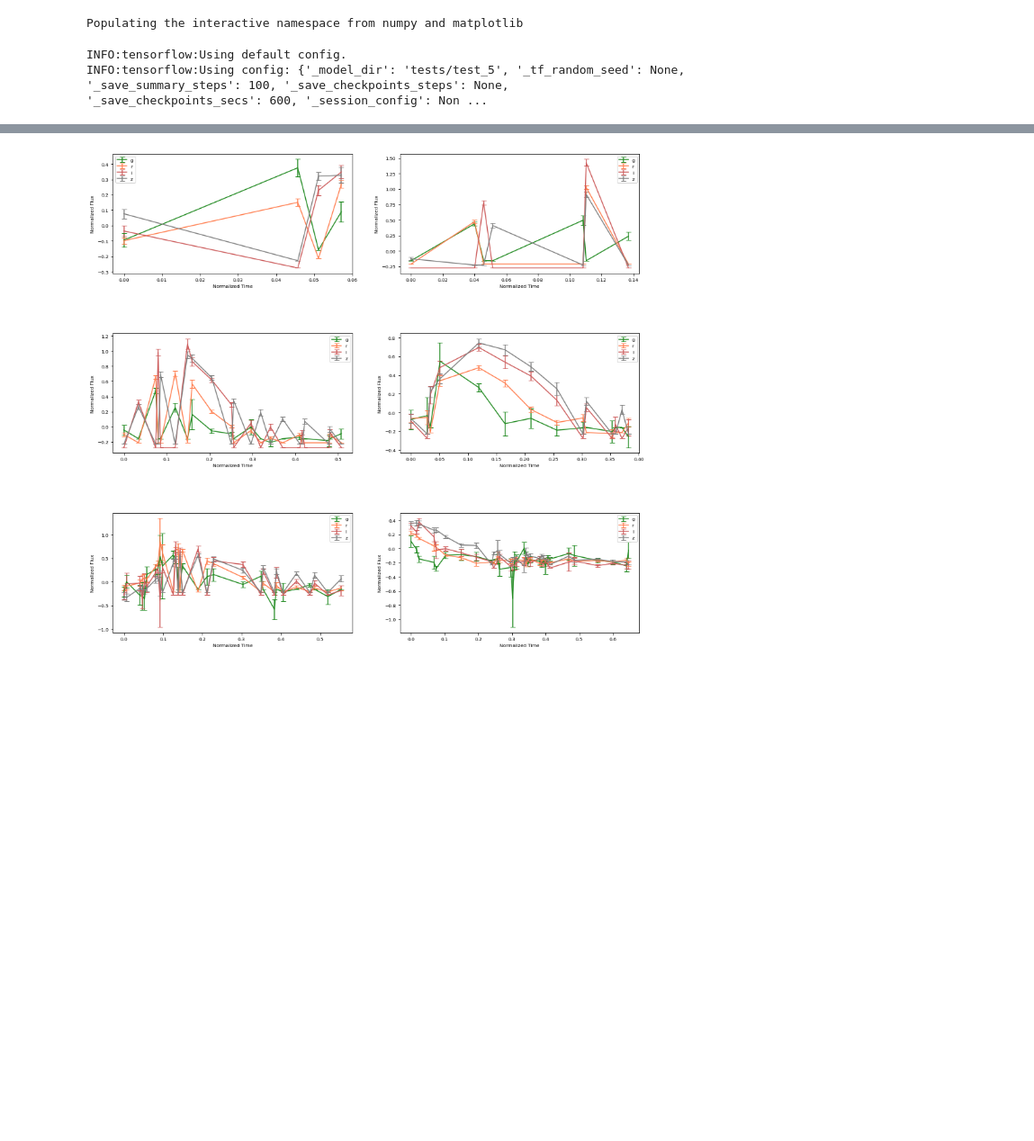
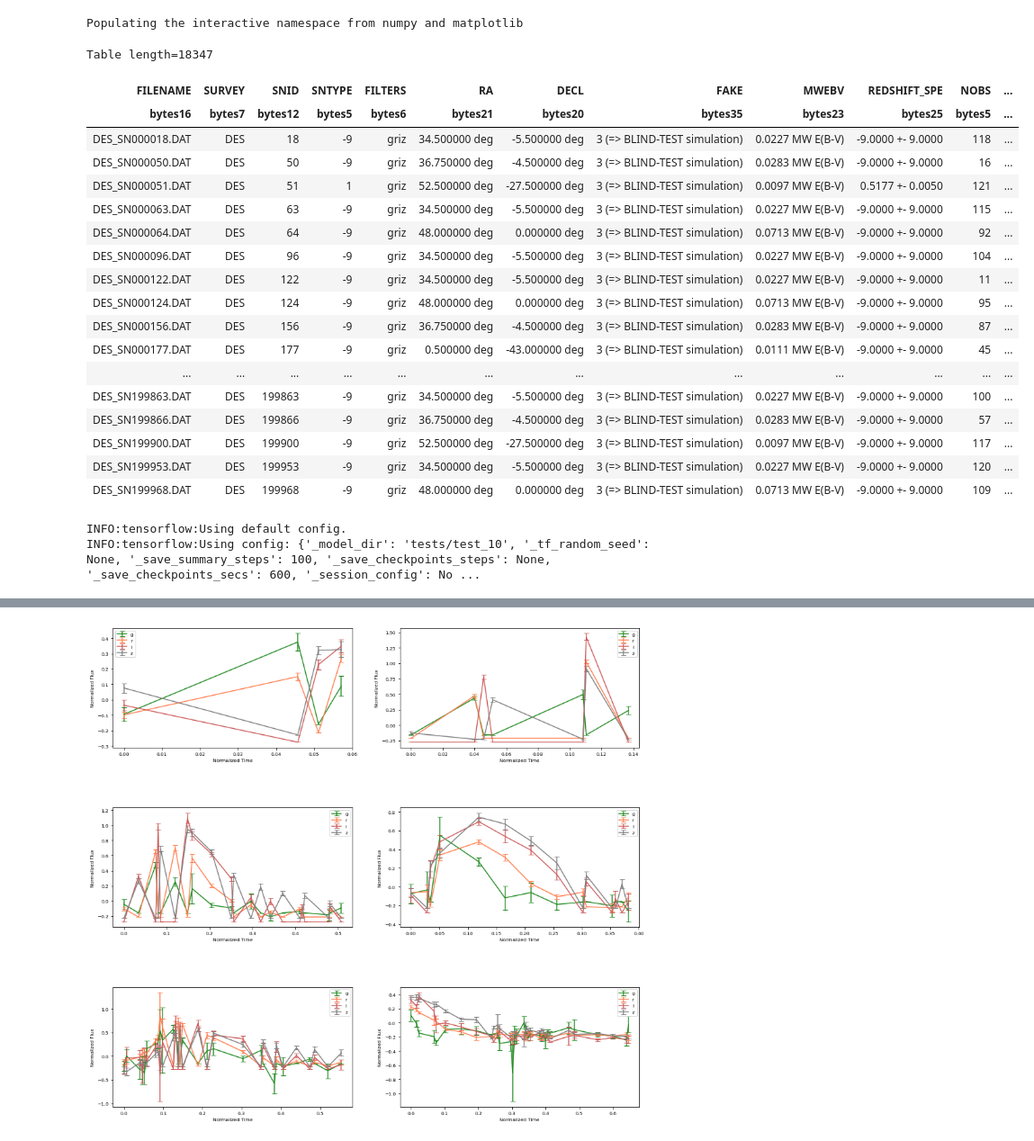
Before and after one commit to zhiyaol/SN-Classification-with-ML, a Jupyter notebook: Tensorflow-test-10000-steps.ipynb, the cells around one changed output, grey strips where cells are left out. Shown at 90% size. Saved outputs shown, nothing was run; the diff lists cells and outputs as text; code cells hidden in the pictures; blank space fills up the shorter version.

```diff
--- a/Tensorflow-test-10000-steps.ipynb
+++ b/Tensorflow-test-10000-steps.ipynb
@@ -10,6 +10,28 @@ Populating the interactive namespace from numpy and matplotlib
 # Loading dataset
 data_table = Table.read('normalized_sub_mean.fits')
 #data_table = Table.read('normalized_good.fits')
+# %%
+data_table
+# %% [output]
+Table length=18347
+| FILENAME | SURVEY | SNID | SNTYPE | FILTERS | RA | DECL | FAKE | MWEBV | REDSHIFT_SPE | NOBS | ... |
+| bytes16 | bytes7 | bytes12 | bytes5 | bytes6 | bytes21 | bytes20 | bytes35 | bytes23 | bytes25 | bytes5 | ... |
+| DES_SN000018.DAT | DES | 18 | -9 | griz | 34.500000 deg | -5.500000 deg | 3 (=> BLIND-TEST simulation) | 0.0227 MW E(B-V) | -9.0000 +- 9.0000 | 118 | ... |
+| DES_SN000050.DAT | DES | 50 | -9 | griz | 36.750000 deg | -4.500000 deg | 3 (=> BLIND-TEST simulation) | 0.0283 MW E(B-V) | -9.0000 +- 9.0000 | 16 | ... |
+| DES_SN000051.DAT | DES | 51 | 1 | griz | 52.500000 deg | -27.500000 deg | 3 (=> BLIND-TEST simulation) | 0.0097 MW E(B-V) | 0.5177 +- 0.0050 | 121 | ... |
+| DES_SN000063.DAT | DES | 63 | -9 | griz | 34.500000 deg | -5.500000 deg | 3 (=> BLIND-TEST simulation) | 0.0227 MW E(B-V) | -9.0000 +- 9.0000 | 115 | ... |
+| DES_SN000064.DAT | DES | 64 | -9 | griz | 48.000000 deg | 0.000000 deg | 3 (=> BLIND-TEST simulation) | 0.0713 MW E(B-V) | -9.0000 +- 9.0000 | 92 | ... |
+| DES_SN000096.DAT | DES | 96 | -9 | griz | 34.500000 deg | -5.500000 deg | 3 (=> BLIND-TEST simulation) | 0.0227 MW E(B-V) | -9.0000 +- 9.0000 | 104 | ... |
+| DES_SN000122.DAT | DES | 122 | -9 | griz | 34.500000 deg | -5.500000 deg | 3 (=> BLIND-TEST simulation) | 0.0227 MW E(B-V) | -9.0000 +- 9.0000 | 11 | ... |
+| DES_SN000124.DAT | DES | 124 | -9 | griz | 48.000000 deg | 0.000000 deg | 3 (=> BLIND-TEST simulation) | 0.0713 MW E(B-V) | -9.0000 +- 9.0000 | 95 | ... |
+| DES_SN000156.DAT | DES | 156 | -9 | griz | 36.750000 deg | -4.500000 deg | 3 (=> BLIND-TEST simulation) | 0.0283 MW E(B-V) | -9.0000 +- 9.0000 | 87 | ... |
+| DES_SN000177.DAT | DES | 177 | -9 | griz | 0.500000 deg | -43.000000 deg | 3 (=> BLIND-TEST simulation) | 0.0111 MW E(B-V) | -9.0000 +- 9.0000 | 45 | ... |
+| ... | ... | ... | ... | ... | ... | ... | ... | ... | ... | ... | ... |
+| DES_SN199863.DAT | DES | 199863 | -9 | griz | 34.500000 deg | -5.500000 deg | 3 (=> BLIND-TEST simulation) | 0.0227 MW E(B-V) | -9.0000 +- 9.0000 | 100 | ... |
+| DES_SN199866.DAT | DES | 199866 | -9 | griz | 36.750000 deg | -4.500000 deg | 3 (=> BLIND-TEST simulation) | 0.0283 MW E(B-V) | -9.0000 +- 9.0000 | 57 | ... |
+| DES_SN199900.DAT | DES | 199900 | -9 | griz | 52.500000 deg | -27.500000 deg | 3 (=> BLIND-TEST simulation) | 0.0097 MW E(B-V) | -9.0000 +- 9.0000 | 117 | ... |
+| DES_SN199953.DAT | DES | 199953 | -9 | griz | 34.500000 deg | -5.500000 deg | 3 (=> BLIND-TEST simulation) | 0.0227 MW E(B-V) | -9.0000 +- 9.0000 | 120 | ... |
+| DES_SN199968.DAT | DES | 199968 | -9 | griz | 48.000000 deg | 0.000000 deg | 3 (=> BLIND-TEST simulation) | 0.0713 MW E(B-V) | -9.0000 +- 9.0000 | 109 | ... |
 # %%
 # Splitting training and testing data
 np.random.seed(1234)
@@ -77,11 +99,11 @@ def input_fn_test():
 # %%
 #model = RNNClassifier(hidden_units=[128, 128], dropout=1, model_dir='tests/test_1')
 #model = RNNClassifier(hidden_units=[128, 128], dropout=0.8, model_dir='tests/test_2')
-model = RNNClassifier(hidden_units=[128, 128], dropout=0.8, model_dir='tests/test_5')
+#model = RNNClassifier(hidden_units=[128, 128], dropout=0.8, model_dir='tests/test_5')
 #model = RNNClassifier(hidden_units=[128, 128], dropout=0.8, model_dir='tests/test_6')
-#model = RNNClassifier(hidden_units=[128, 128], dropout=0.8, model_dir='tests/test_10')
+model = RNNClassifier(hidden_units=[128, 128], dropout=0.8, model_dir='tests/test_10')
 # %% [output]
 INFO:tensorflow:Using default config.
-INFO:tensorflow:Using config: {'_model_dir': 'tests/test_5', '_tf_random_seed': None, '_save_summary_steps': 100, '_save_checkpoints_steps': None, '_save_checkpoints_secs': 600, '_session_config': Non ...
+INFO:tensorflow:Using config: {'_model_dir': 'tests/test_10', '_tf_random_seed': None, '_save_summary_steps': 100, '_save_checkpoints_steps': None, '_save_checkpoints_secs': 600, '_session_config': No ...
 # %%
 #model.train(input_fn=input_fn_train, steps=10000)
```
Also changed, not shown: parts of 17 cells of this notebook.
